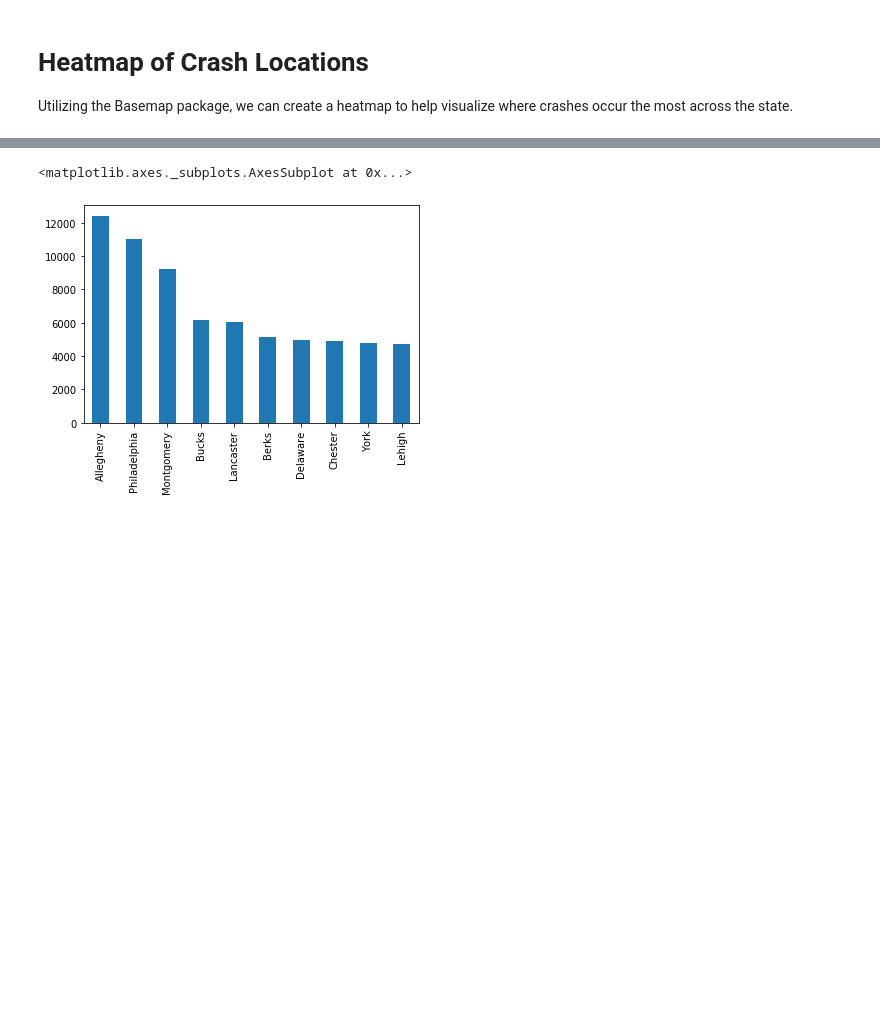
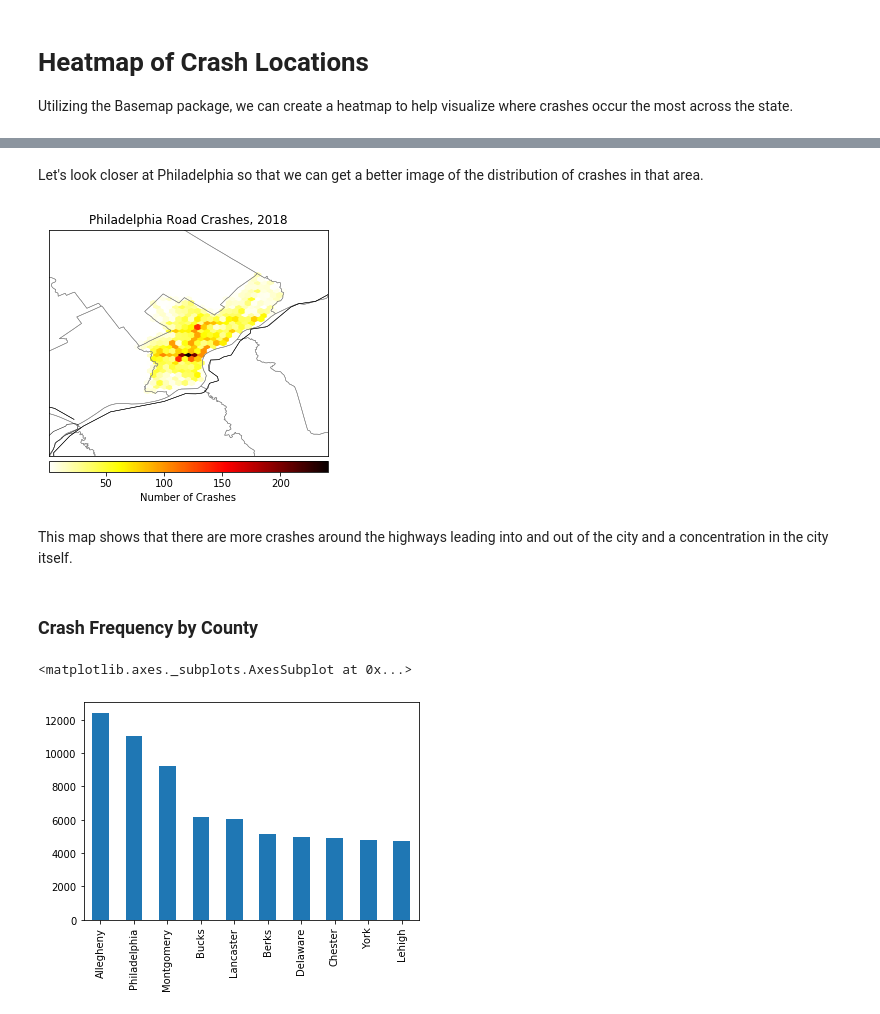
Before and after one commit to tydangel/PAcrashes2018, a Jupyter notebook: Vehicle Crashes.ipynb, the cells around one changed output, grey strips where cells are left out. Saved outputs shown, nothing was run; the diff lists cells and outputs as text; code cells hidden in the pictures; blank space fills up the shorter version.

```diff
--- a/Vehicle Crashes.ipynb
+++ b/Vehicle Crashes.ipynb
@@ -148,3 +150,24 @@ plt.show()
+# %% [markdown]
+Let's look closer at Philadelphia so that we can get a better image of the distribution of crashes in that area.
+# %%
+philly_crashes = crashes[(crashes["dec_long"].notnull()) &
+                         (crashes["dec_lat"].notnull()) &
+                         (crashes["county_name"] == "Philadelphia")][["dec_lat", "dec_long"]]
+
+heatmap(philly_crashes["dec_lat"],
+        philly_crashes["dec_long"],
+        "Philadelphia Road Crashes, 2018",
+        scale=10,
+        gridsize=30
+        )
+
+plt.show()
+# %% [output]
+[figure, added]
+# %% [markdown]
+This map shows that there are more crashes around the highways leading into and out of the city and a concentration in the city itself.
+# %% [markdown]
+### Crash Frequency by County
 # %%
 county_freq = crashes['county_name'].value_counts()
 
```
Also changed, not shown: parts of 19 cells of this notebook.
